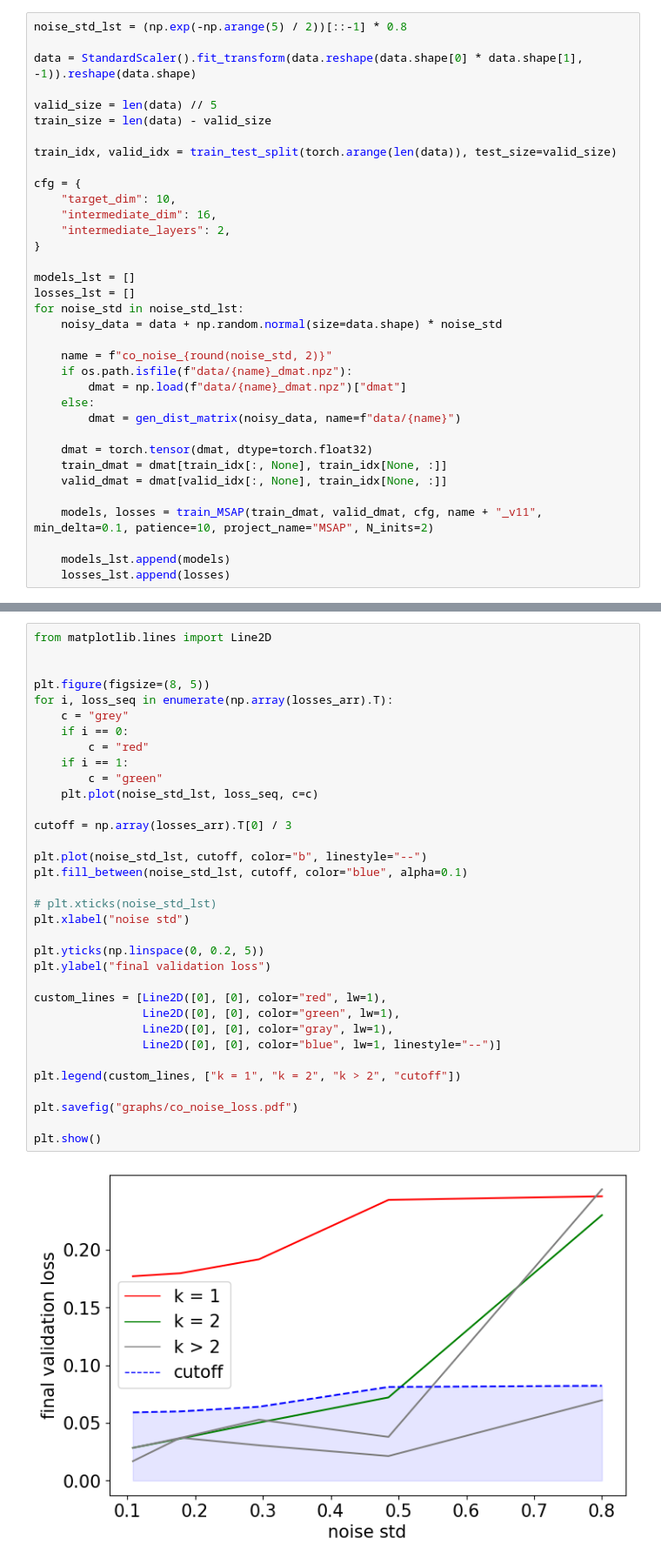
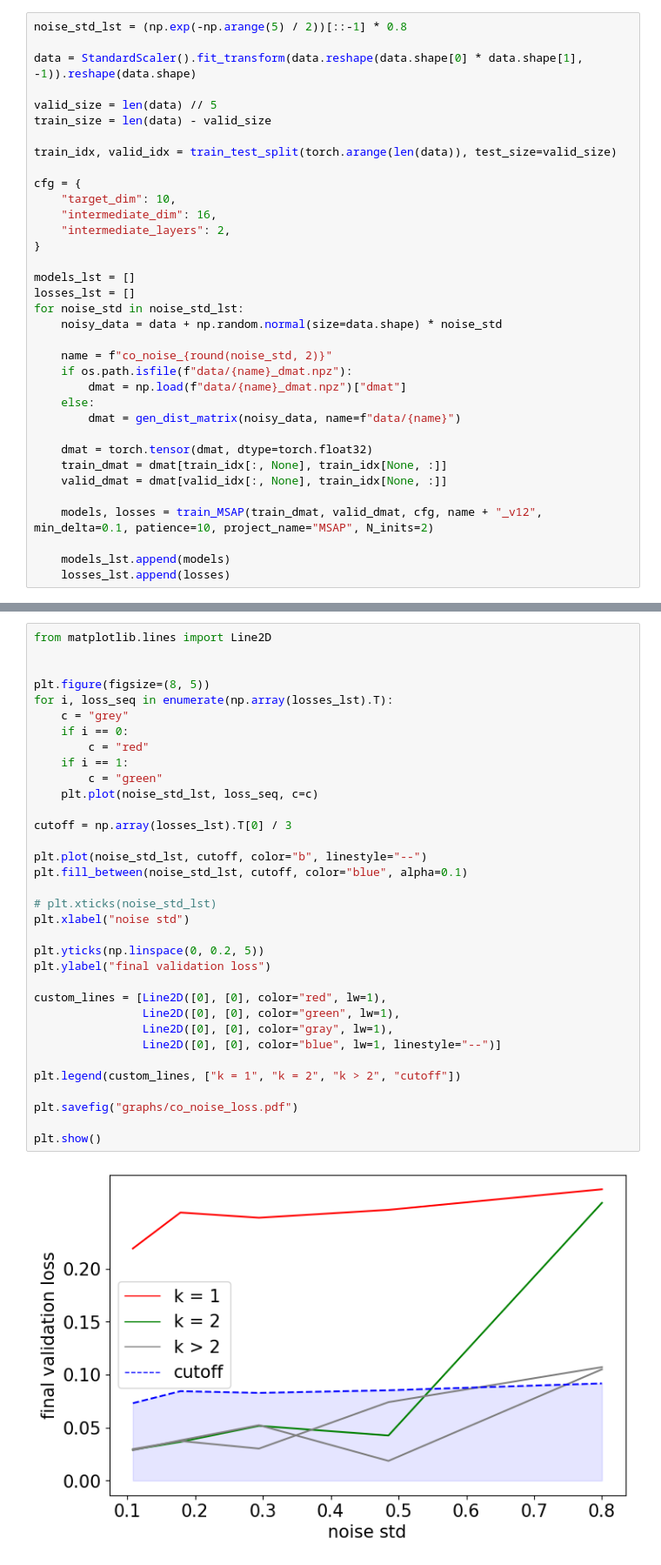
Before and after one commit to antoniibelyshev/Beyond-Dynamics, a Jupyter notebook: msap_coupled_oscillator_noise.ipynb, the cells around one changed output, grey strips where cells are left out. Shown at 87% size. Drawn from its saved outputs; the diff is of its cells as text.

```diff
--- a/msap_coupled_oscillator_noise.ipynb
+++ b/msap_coupled_oscillator_noise.ipynb
@@ -61,7 +61,7 @@ for noise_std in noise_std_lst:
     train_dmat = dmat[train_idx[:, None], train_idx[None, :]]
     valid_dmat = dmat[valid_idx[:, None], train_idx[None, :]]
 
-    models, losses = train_MSAP(train_dmat, valid_dmat, cfg, name + "_v11", min_delta=0.1, patience=10, project_name="MSAP", N_inits=2)
+    models, losses = train_MSAP(train_dmat, valid_dmat, cfg, name + "_v12", min_delta=0.1, patience=10, project_name="MSAP", N_inits=2)
 
     models_lst.append(models)
     losses_lst.append(losses)
@@ -111,35 +100,35 @@ from matplotlib.lines import Line2D
 
 
 plt.figure(figsize=(8, 5))
-for i, loss_seq in enumerate(np.array(losses_arr).T):
+for i, loss_seq in enumerate(np.array(losses_lst).T):
     c = "grey"
     if i == 0:
         c = "red"
     if i == 1:
         c = "green"
     plt.plot(noise_std_lst, loss_seq, c=c)
 
-cutoff = np.array(losses_arr).T[0] / 3
+cutoff = np.array(losses_lst).T[0] / 3
 
 plt.plot(noise_std_lst, cutoff, color="b", linestyle="--")
 plt.fill_between(noise_std_lst, cutoff, color="blue", alpha=0.1)
 
 # plt.xticks(noise_std_lst)
 plt.xlabel("noise std")
 
 plt.yticks(np.linspace(0, 0.2, 5))
 plt.ylabel("final validation loss")
 
 custom_lines = [Line2D([0], [0], color="red", lw=1),
                 Line2D([0], [0], color="green", lw=1),
                 Line2D([0], [0], color="gray", lw=1),
                 Line2D([0], [0], color="blue", lw=1, linestyle="--")]
 
 plt.legend(custom_lines, ["k = 1", "k = 2", "k > 2", "cutoff"])
 
 plt.savefig("graphs/co_noise_loss.pdf")
 
 plt.show()
 # %% [output]
-[figure, old version]
+[figure, new version]
 # %%
```
Also changed, not shown: parts of 7 cells of this notebook.
